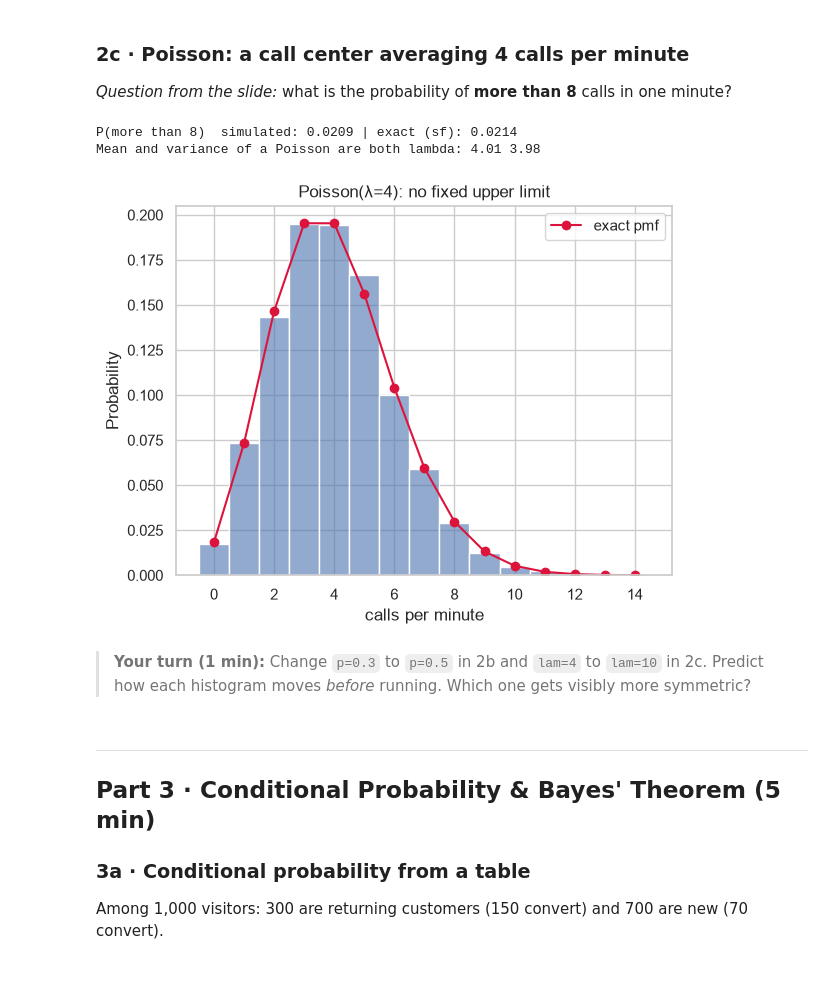
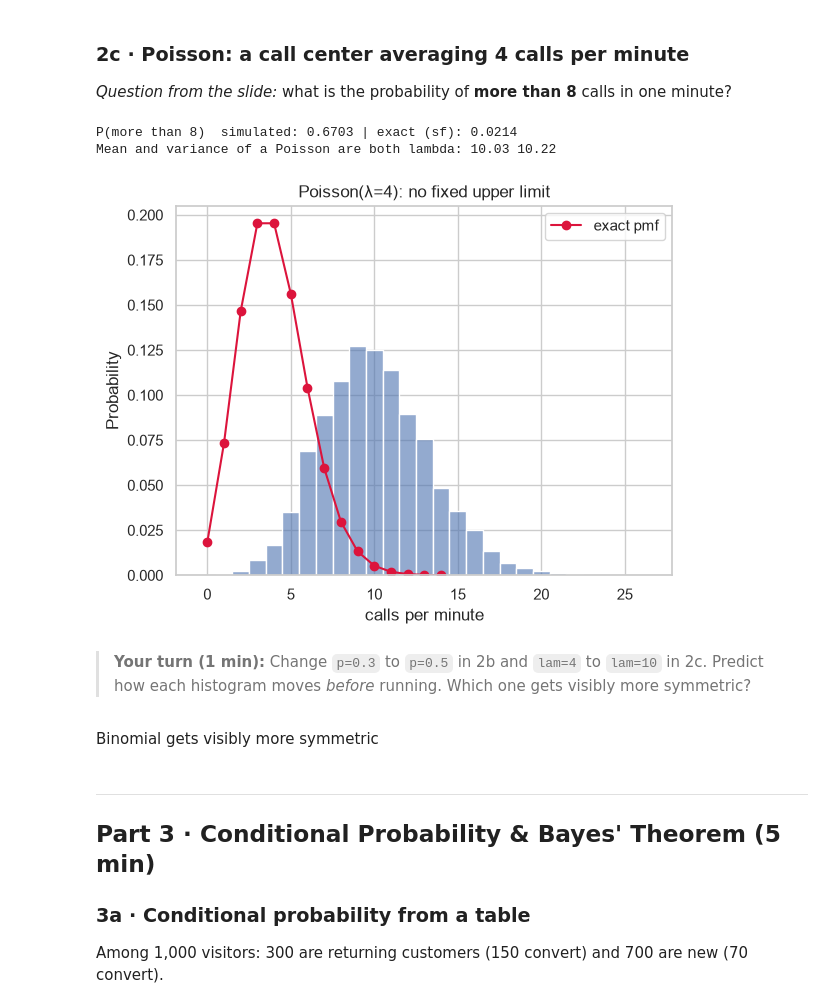
Before and after one commit to Wambura001/data_science_labs, a Jupyter notebook: SIRINCHA_WAMBURA_2317422.ipynb, the cells around one changed output. Saved outputs shown, nothing was run; the diff lists cells and outputs as text; code cells hidden in the pictures; blank space fills up the shorter version.

```diff
--- a/Tutorial_Week6-7_Statistics_Inference.ipynb
+++ b/SIRINCHA_WAMBURA_2317422.ipynb
@@ -182,22 +185,24 @@ P(at least 8)  simulated: 0.2355 | exact (sf): 0.2277  <- sf(7) = P(X > 7) = P(X
 ### 2c · Poisson: a call center averaging 4 calls per minute
 *Question from the slide:* what is the probability of **more than 8** calls in one minute?
 # %%
-calls = np.random.poisson(lam=4, size=10_000)
+calls = np.random.poisson(lam=10, size=10_000)
 
 print("P(more than 8)  simulated:", np.mean(calls > 8).round(4),
       "| exact (sf):", stats.poisson.sf(8, mu=4).round(4))
 print("Mean and variance of a Poisson are both lambda:", calls.mean().round(2), calls.var().round(2))
 
 sns.histplot(calls, discrete=True, stat="probability", alpha=0.6)
 x = np.arange(0, 15)
 plt.plot(x, stats.poisson.pmf(x, 4), "o-", color="crimson", label="exact pmf")
 plt.legend(); plt.title("Poisson(λ=4): no fixed upper limit"); plt.xlabel("calls per minute"); plt.show()
 # %% [output]
-P(more than 8)  simulated: 0.0209 | exact (sf): 0.0214
-Mean and variance of a Poisson are both lambda: 4.01 3.98
+P(more than 8)  simulated: 0.6703 | exact (sf): 0.0214
+Mean and variance of a Poisson are both lambda: 10.03 10.22
-[figure, old version]
+[figure, new version]
 # %% [markdown]
 > **Your turn (1 min):** Change `p=0.3` to `p=0.5` in 2b and `lam=4` to `lam=10` in 2c. Predict how each histogram moves *before* running. Which one gets visibly more symmetric?
+# %% [markdown]
+Binomial gets visibly more symmetric
 # %% [markdown]
 ---
 ## Part 3 · Conditional Probability & Bayes' Theorem  (5 min)
```
Also changed, not shown: parts of 3 cells of this notebook, 2 other files.
